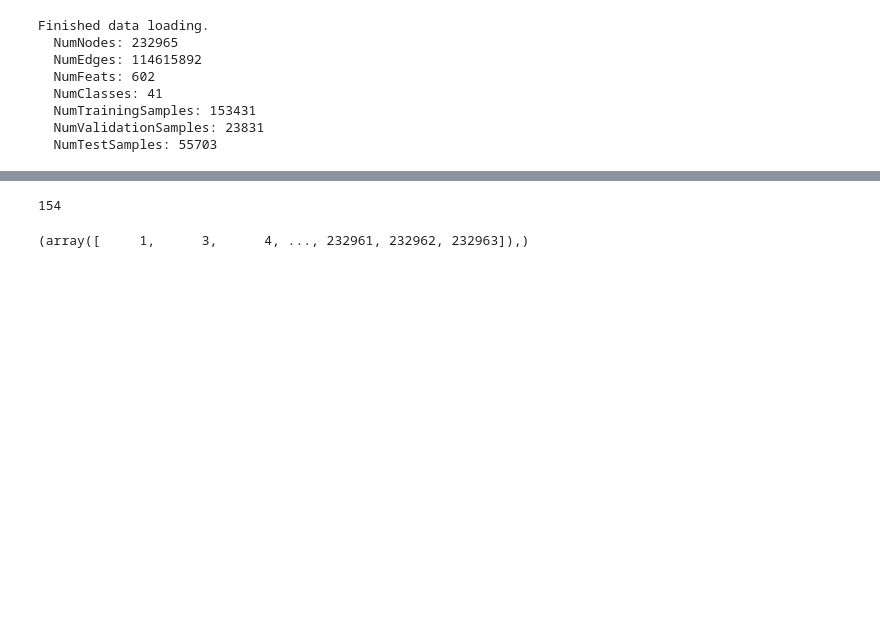
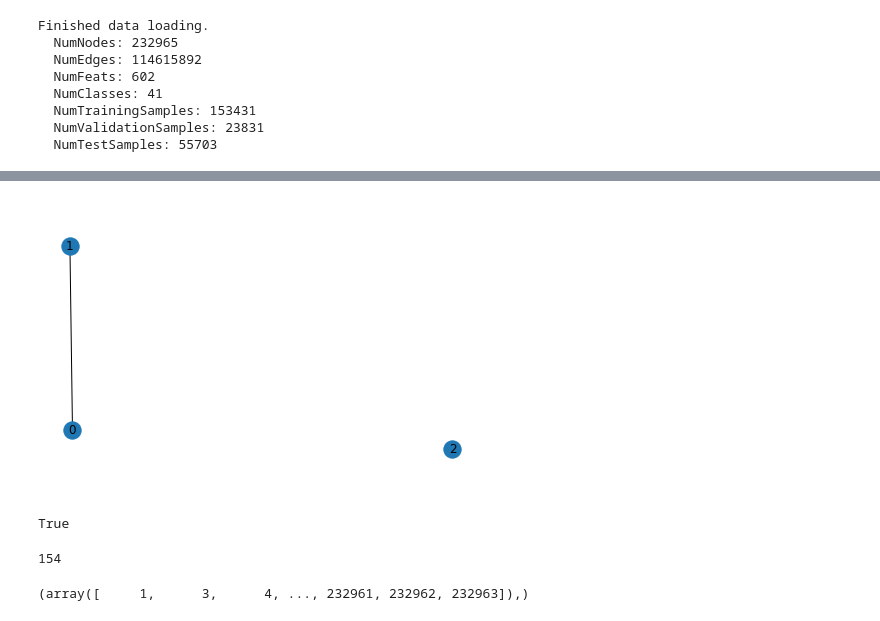
Before and after one commit to NIRVANALAN/gcn_analysis, a Jupyter notebook: notebook/large_graph_analysis.ipynb, the cells around one changed output, grey strips where cells are left out. Drawn from its saved outputs; the diff is of its cells as text; code cells hidden in the pictures; blank space fills up the shorter version.

```diff
--- a/notebook/large_graph_analysis.ipynb
+++ b/notebook/large_graph_analysis.ipynb
@@ -43,3 +98,16 @@ True
+# %%
+G = dgl.DGLGraph()
+G.add_nodes(5)
+G.add_edges([0, 1, 2, 3, 4], [1, 2, 3, 4, 0])
+SG = G.subgraph([0,1,3])
+nx_SG = SG.to_networkx().to_undirected()
+nx.draw(nx_SG, with_labels=True)
+# %% [output]
+[figure, added]
+# %%
+nx.is_connected(G.to_networkx().to_undirected())
+# %% [output]
+True
 # %%
 nx_reddit = reddit.graph.to_networkx().to_undirected()
 # %%
```
Also changed, not shown: parts of 44 cells of this notebook, 4 other files.
